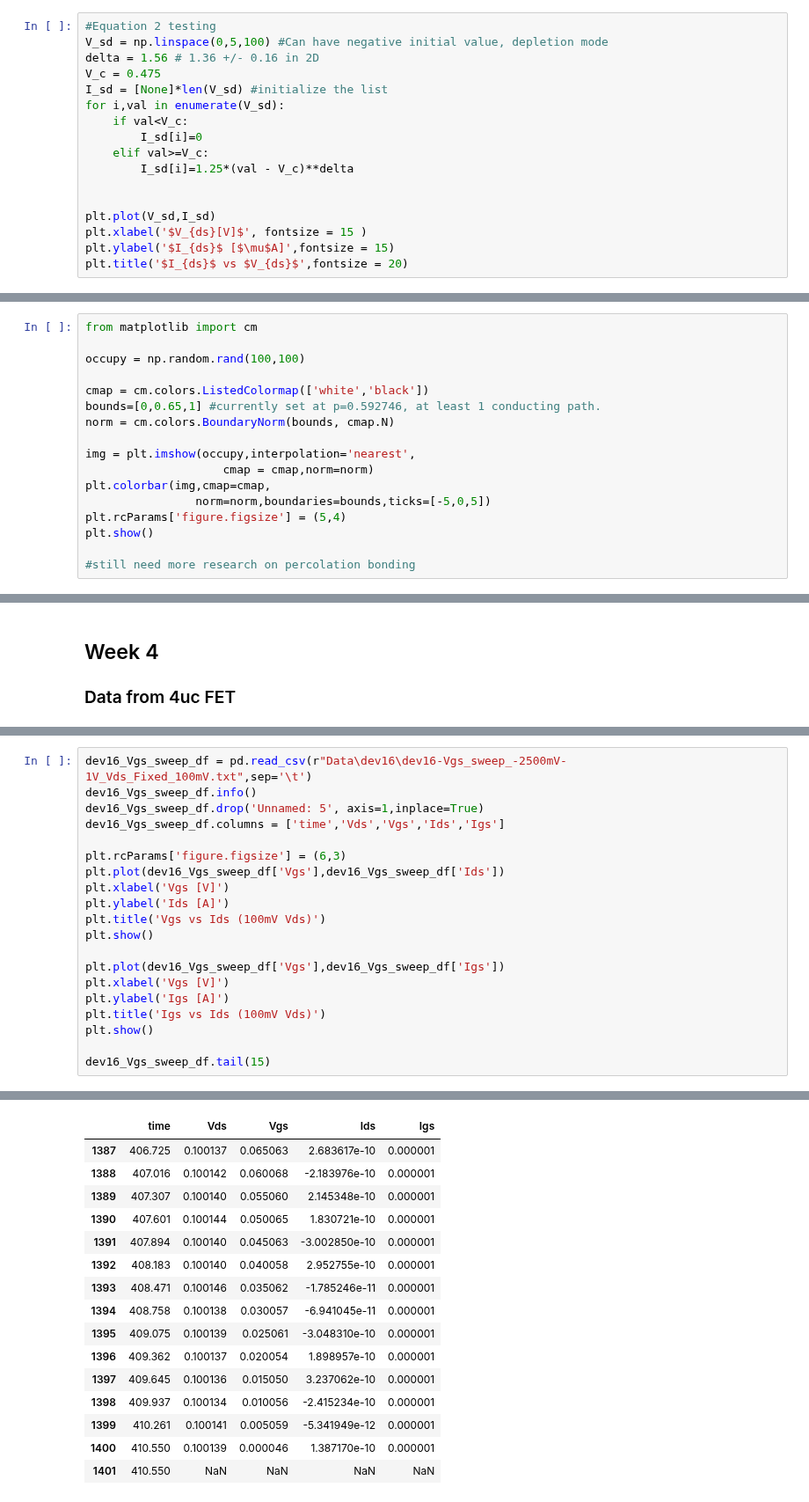
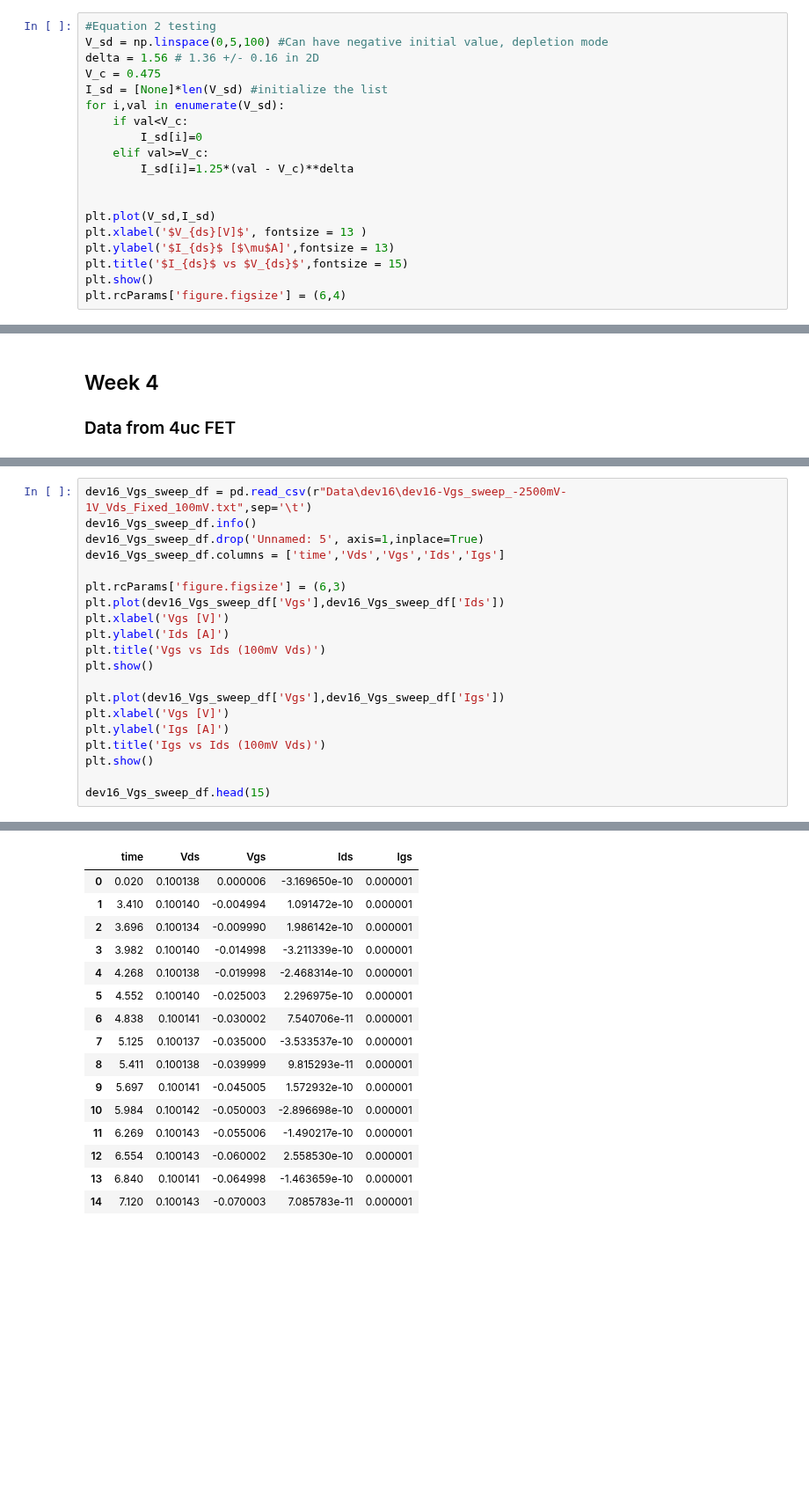
Before and after one commit to prabowobagas/Jupyter-Notebook-Thesis, a Jupyter notebook: Weekly Journal.ipynb, the cells around one changed output, grey strips where cells are left out. Shown at 88% size. Drawn from its saved outputs; the diff is of its cells as text; blank space fills up the shorter version.

```diff
--- a/Weekly Journal.ipynb
+++ b/Weekly Journal.ipynb
@@ -177,7 +177,9 @@ for i,val in enumerate(V_sd):
 
 
 plt.plot(V_sd,I_sd)
-plt.xlabel('$V_{ds}[V]$', fontsize = 15 )
-plt.ylabel('$I_{ds}$ [$\mu$A]',fontsize = 15)
-plt.title('$I_{ds}$ vs $V_{ds}$',fontsize = 20)
+plt.xlabel('$V_{ds}[V]$', fontsize = 13 )
+plt.ylabel('$I_{ds}$ [$\mu$A]',fontsize = 13)
+plt.title('$I_{ds}$ vs $V_{ds}$',fontsize = 15)
+plt.show()
+plt.rcParams['figure.figsize'] = (6,4)
 # %% [output]
@@ -215,17 +223,0 @@ Grid generation of a uniformly distributed samples is shown below. White shows t
-# %%
-from matplotlib import cm
-
-occupy = np.random.rand(100,100)
-
-cmap = cm.colors.ListedColormap(['white','black'])
-bounds=[0,0.65,1] #currently set at p=0.592746, at least 1 conducting path.
-norm = cm.colors.BoundaryNorm(bounds, cmap.N)
-
-img = plt.imshow(occupy,interpolation='nearest',
-                    cmap = cmap,norm=norm)
-plt.colorbar(img,cmap=cmap,
-                norm=norm,boundaries=bounds,ticks=[-5,0,5])
-plt.rcParams['figure.figsize'] = (5,4)
-plt.show()
-
-#still need more research on percolation bonding
@@ -272,46 +337,46 @@ dev16_Vgs_sweep_df.drop('Unnamed: 5', axis=1,inplace=True)
 dev16_Vgs_sweep_df.columns = ['time','Vds','Vgs','Ids','Igs']
 
 plt.rcParams['figure.figsize'] = (6,3)
 plt.plot(dev16_Vgs_sweep_df['Vgs'],dev16_Vgs_sweep_df['Ids'])
 plt.xlabel('Vgs [V]')
 plt.ylabel('Ids [A]')
 plt.title('Vgs vs Ids (100mV Vds)')
 plt.show()
 
 plt.plot(dev16_Vgs_sweep_df['Vgs'],dev16_Vgs_sweep_df['Igs'])
 plt.xlabel('Vgs [V]')
 plt.ylabel('Igs [A]')
 plt.title('Igs vs Ids (100mV Vds)')
 plt.show()
 
-dev16_Vgs_sweep_df.tail(15)
+dev16_Vgs_sweep_df.head(15)
 # %% [output]
 <class 'pandas.core.frame.DataFrame'>
 RangeIndex: 1402 entries, 0 to 1401
 Data columns (total 6 columns):
 time[s]          1402 non-null float64
 K2400-2-V [V]    1401 non-null float64
 K2400-V [V]      1401 non-null float64
 K2400-I [A]      1401 non-null float64
 K2400-2-I [A]    1401 non-null float64
 Unnamed: 5       0 non-null float64
 dtypes: float64(6)
 memory usage: 65.8 KB
 [figure]
 [figure]
 |  | time | Vds | Vgs | Ids | Igs |
-| 1387 | 406.725 | 0.100137 | 0.065063 | 2.683617e-10 | 0.000001 |
-| 1388 | 407.016 | 0.100142 | 0.060068 | -2.183976e-10 | 0.000001 |
-| 1389 | 407.307 | 0.100140 | 0.055060 | 2.145348e-10 | 0.000001 |
-| 1390 | 407.601 | 0.100144 | 0.050065 | 1.830721e-10 | 0.000001 |
-| 1391 | 407.894 | 0.100140 | 0.045063 | -3.002850e-10 | 0.000001 |
-| 1392 | 408.183 | 0.100140 | 0.040058 | 2.952755e-10 | 0.000001 |
-| 1393 | 408.471 | 0.100146 | 0.035062 | -1.785246e-11 | 0.000001 |
-| 1394 | 408.758 | 0.100138 | 0.030057 | -6.941045e-11 | 0.000001 |
-| 1395 | 409.075 | 0.100139 | 0.025061 | -3.048310e-10 | 0.000001 |
-| 1396 | 409.362 | 0.100137 | 0.020054 | 1.898957e-10 | 0.000001 |
-| 1397 | 409.645 | 0.100136 | 0.015050 | 3.237062e-10 | 0.000001 |
-| 1398 | 409.937 | 0.100134 | 0.010056 | -2.415234e-10 | 0.000001 |
-| 1399 | 410.261 | 0.100141 | 0.005059 | -5.341949e-12 | 0.000001 |
-| 1400 | 410.550 | 0.100139 | 0.000046 | 1.387170e-10 | 0.000001 |
-| 1401 | 410.550 | NaN | NaN | NaN | NaN |
+| 0 | 0.020 | 0.100138 | 0.000006 | -3.169650e-10 | 0.000001 |
+| 1 | 3.410 | 0.100140 | -0.004994 | 1.091472e-10 | 0.000001 |
+| 2 | 3.696 | 0.100134 | -0.009990 | 1.986142e-10 | 0.000001 |
+| 3 | 3.982 | 0.100140 | -0.014998 | -3.211339e-10 | 0.000001 |
+| 4 | 4.268 | 0.100138 | -0.019998 | -2.468314e-10 | 0.000001 |
+| 5 | 4.552 | 0.100140 | -0.025003 | 2.296975e-10 | 0.000001 |
+| 6 | 4.838 | 0.100141 | -0.030002 | 7.540706e-11 | 0.000001 |
+| 7 | 5.125 | 0.100137 | -0.035000 | -3.533537e-10 | 0.000001 |
+| 8 | 5.411 | 0.100138 | -0.039999 | 9.815293e-11 | 0.000001 |
+| 9 | 5.697 | 0.100141 | -0.045005 | 1.572932e-10 | 0.000001 |
+| 10 | 5.984 | 0.100142 | -0.050003 | -2.896698e-10 | 0.000001 |
+| 11 | 6.269 | 0.100143 | -0.055006 | -1.490217e-10 | 0.000001 |
+| 12 | 6.554 | 0.100143 | -0.060002 | 2.558530e-10 | 0.000001 |
+| 13 | 6.840 | 0.100141 | -0.064998 | -1.463659e-10 | 0.000001 |
+| 14 | 7.120 | 0.100143 | -0.070003 | 7.085783e-11 | 0.000001 |
```
Also changed, not shown: parts of 9 cells of this notebook, 3 other files.
